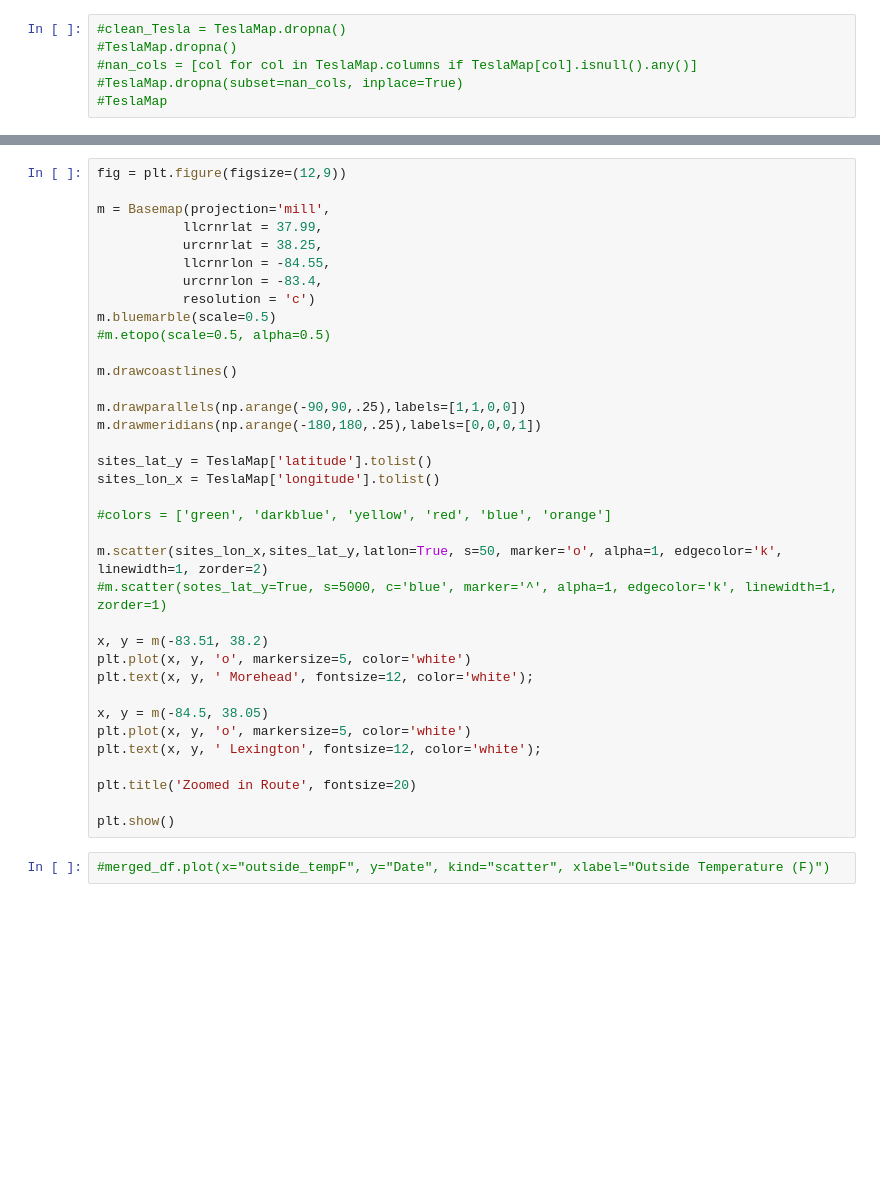
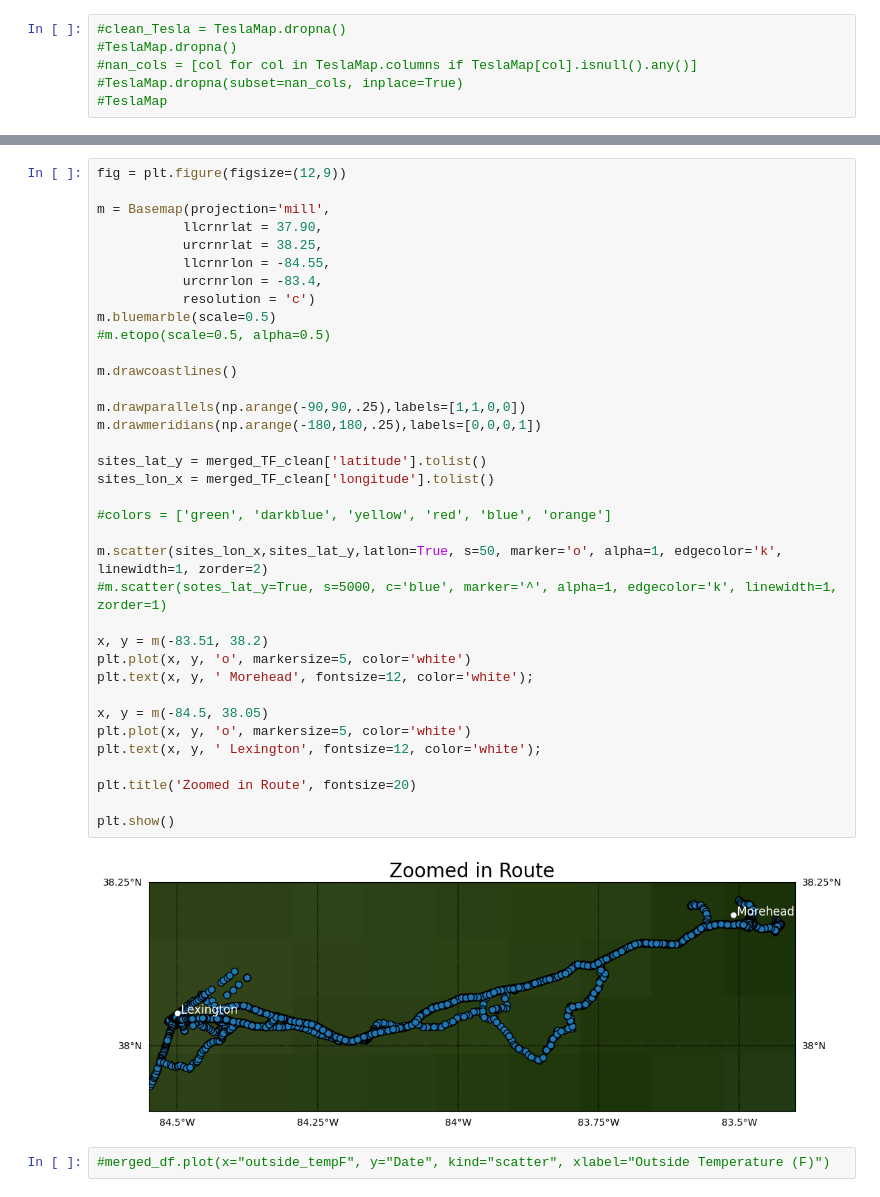
Before and after one commit to kyhokie/data_2_project, a Jupyter notebook: data_2_projectB.ipynb, the cells around one changed output, grey strips where cells are left out. Cells and saved outputs as stored; diff of their text form; blank space fills up the shorter version.

```diff
--- a/data_2_projectB.ipynb
+++ b/data_2_projectB.ipynb
@@ -138,37 +145,39 @@ plt.show()
 fig = plt.figure(figsize=(12,9))
 
 m = Basemap(projection='mill',
-           llcrnrlat = 37.99,
+           llcrnrlat = 37.90,
            urcrnrlat = 38.25,
            llcrnrlon = -84.55,
            urcrnrlon = -83.4,
            resolution = 'c')
 m.bluemarble(scale=0.5)
 #m.etopo(scale=0.5, alpha=0.5)
 
 m.drawcoastlines()
 
 m.drawparallels(np.arange(-90,90,.25),labels=[1,1,0,0])
 m.drawmeridians(np.arange(-180,180,.25),labels=[0,0,0,1])
 
-sites_lat_y = TeslaMap['latitude'].tolist()
-sites_lon_x = TeslaMap['longitude'].tolist()
+sites_lat_y = merged_TF_clean['latitude'].tolist()
+sites_lon_x = merged_TF_clean['longitude'].tolist()
 
 #colors = ['green', 'darkblue', 'yellow', 'red', 'blue', 'orange']
 
 m.scatter(sites_lon_x,sites_lat_y,latlon=True, s=50, marker='o', alpha=1, edgecolor='k', linewidth=1, zorder=2)
 #m.scatter(sotes_lat_y=True, s=5000, c='blue', marker='^', alpha=1, edgecolor='k', linewidth=1, zorder=1)
 
 x, y = m(-83.51, 38.2)
 plt.plot(x, y, 'o', markersize=5, color='white')
 plt.text(x, y, ' Morehead', fontsize=12, color='white');
 
 x, y = m(-84.5, 38.05)
 plt.plot(x, y, 'o', markersize=5, color='white')
 plt.text(x, y, ' Lexington', fontsize=12, color='white');
 
 plt.title('Zoomed in Route', fontsize=20)
 
 plt.show()
+# %% [output]
+[figure, added]
 # %%
 #merged_df.plot(x="outside_tempF", y="Date", kind="scatter", xlabel="Outside Temperature (F)")
```
Also changed, not shown: parts of 10 cells of this notebook.
